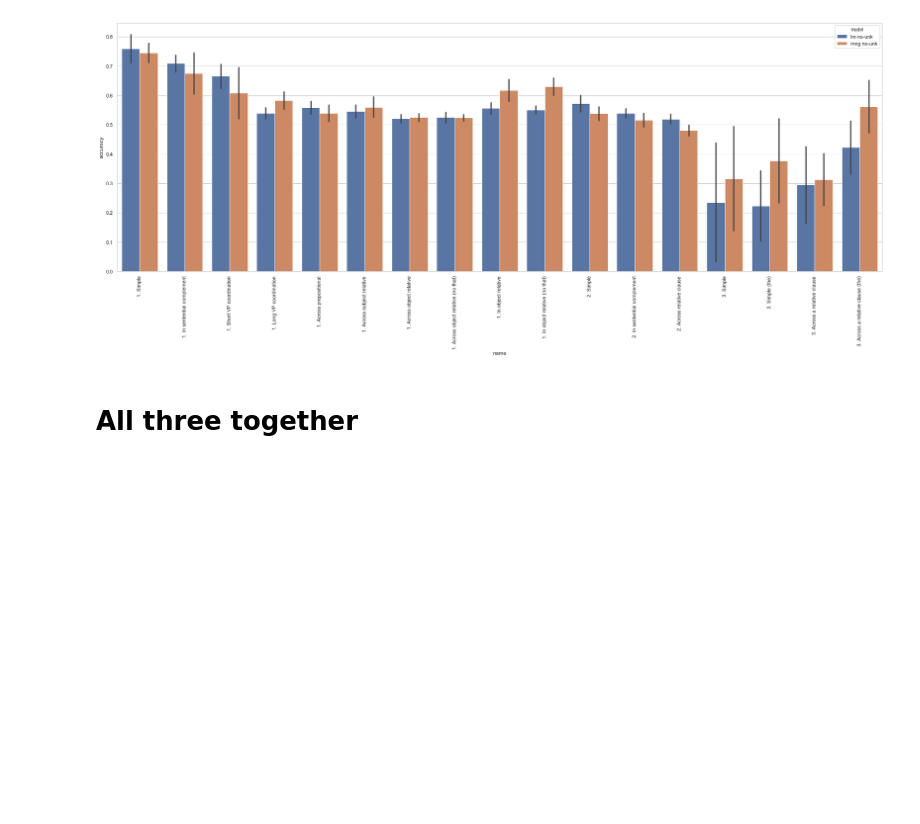
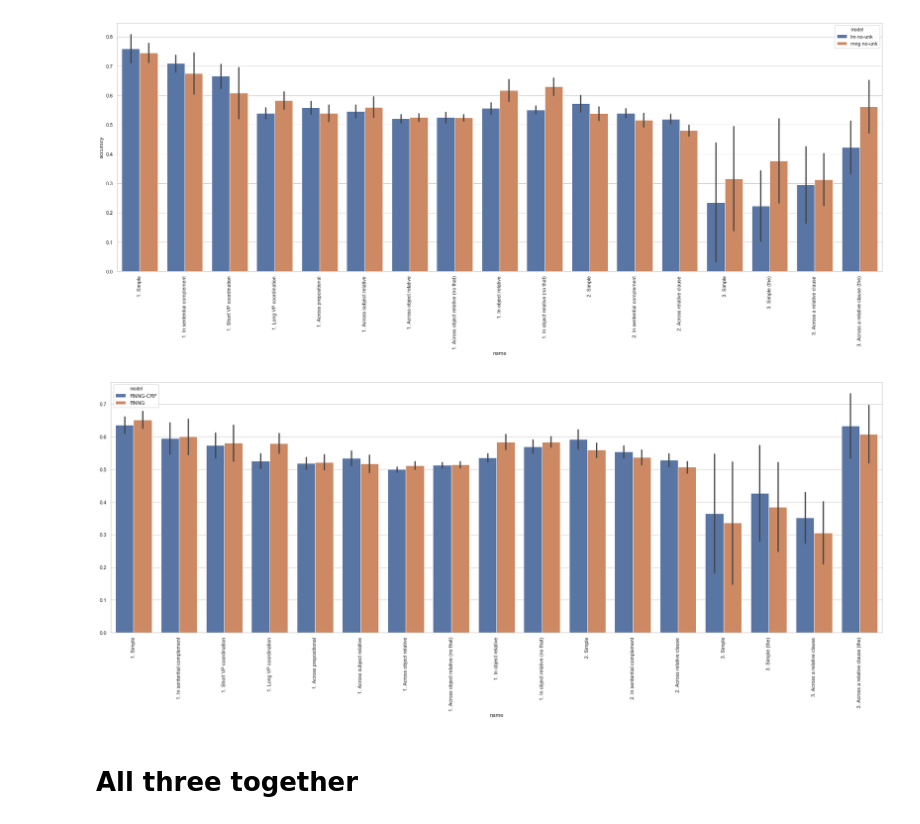
Before and after one commit to daandouwe/Thesis, a Jupyter notebook: notebooks/show-syneval-results-v2.ipynb, the cells around one changed output. Cells and saved outputs as stored; diff of their text form; code cells hidden in the pictures; blank space fills up the shorter version.

```diff
--- a/notebooks/show-syneval-results-v2.ipynb
+++ b/notebooks/show-syneval-results-v2.ipynb
@@ -481,5 +478,24 @@ labels = plt.xticks(rotation=90)
 plt.savefig('figures/syneval/lm-rnng_unk-no-unk.pdf', bbox_inches='tight')
 # %% [output]
 [figure]
+# %%
+rnng_crf_dfs = [
+    pd.read_csv(f'../models/{folder}/output/syneval_results_crf.tsv', sep='\t')
+    for folder in rnng_folders
+]
+
+rnng_crf_df = get_results_as_dataframe(rnng_crf_dfs, 'RNNG-CRF', rename_dict=NAME_DICT_FANCY)
+# %%
+rnng_crf = pd.concat([rnng_crf_df, rnng_df])
+
+fig, ax = plt.subplots(figsize=(30, 10))
+g = sns.barplot(
+    data=rnng_crf, x='name', y='accuracy', hue='model', ax=ax, order=FANCY, ci='sd')
+labels = plt.xticks(rotation=90)
+ax.set_ylabel('')
+
+plt.savefig('figures/syneval/rnng_crf.pdf', bbox_inches='tight')
+# %% [output]
+[figure, added]
 # %% [markdown]
 # All three together
```
Also changed, not shown: parts of 20 cells of this notebook, 23 other files.
